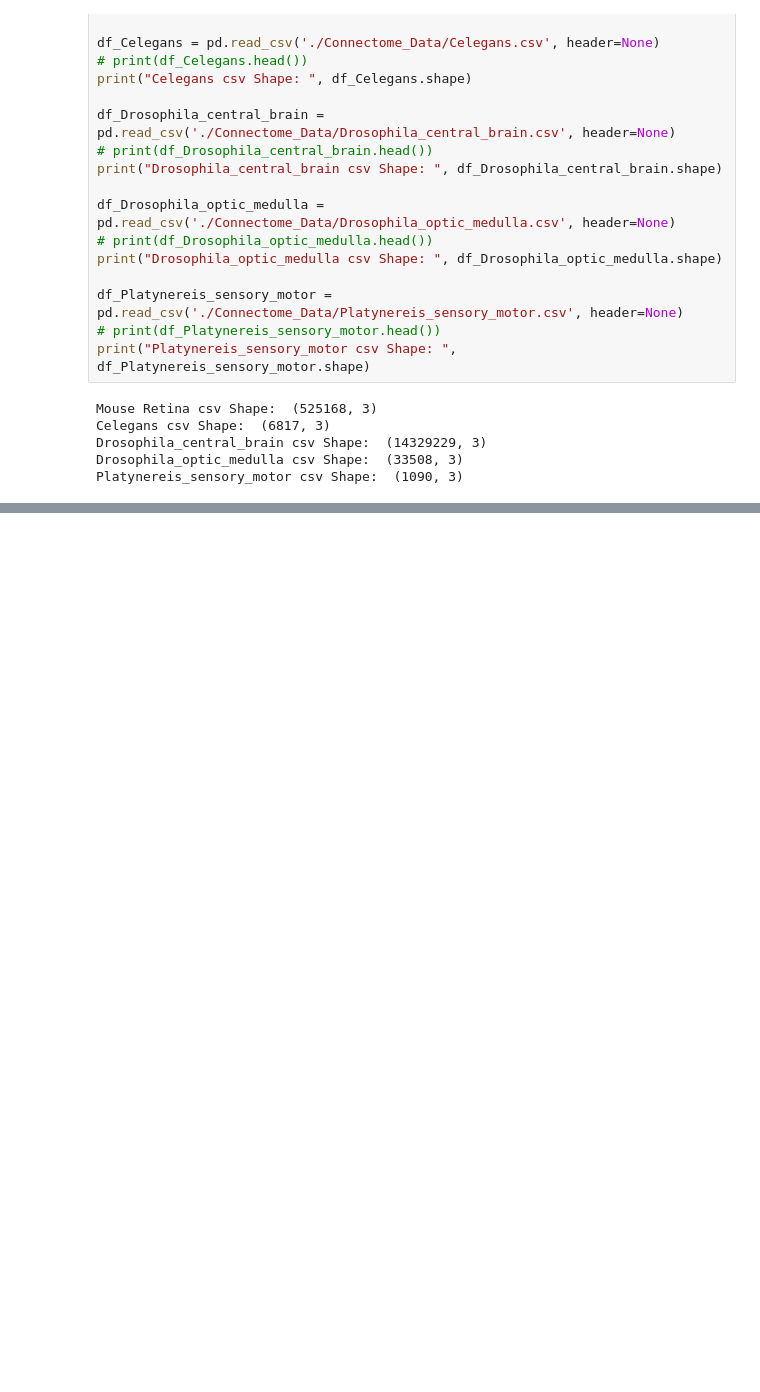
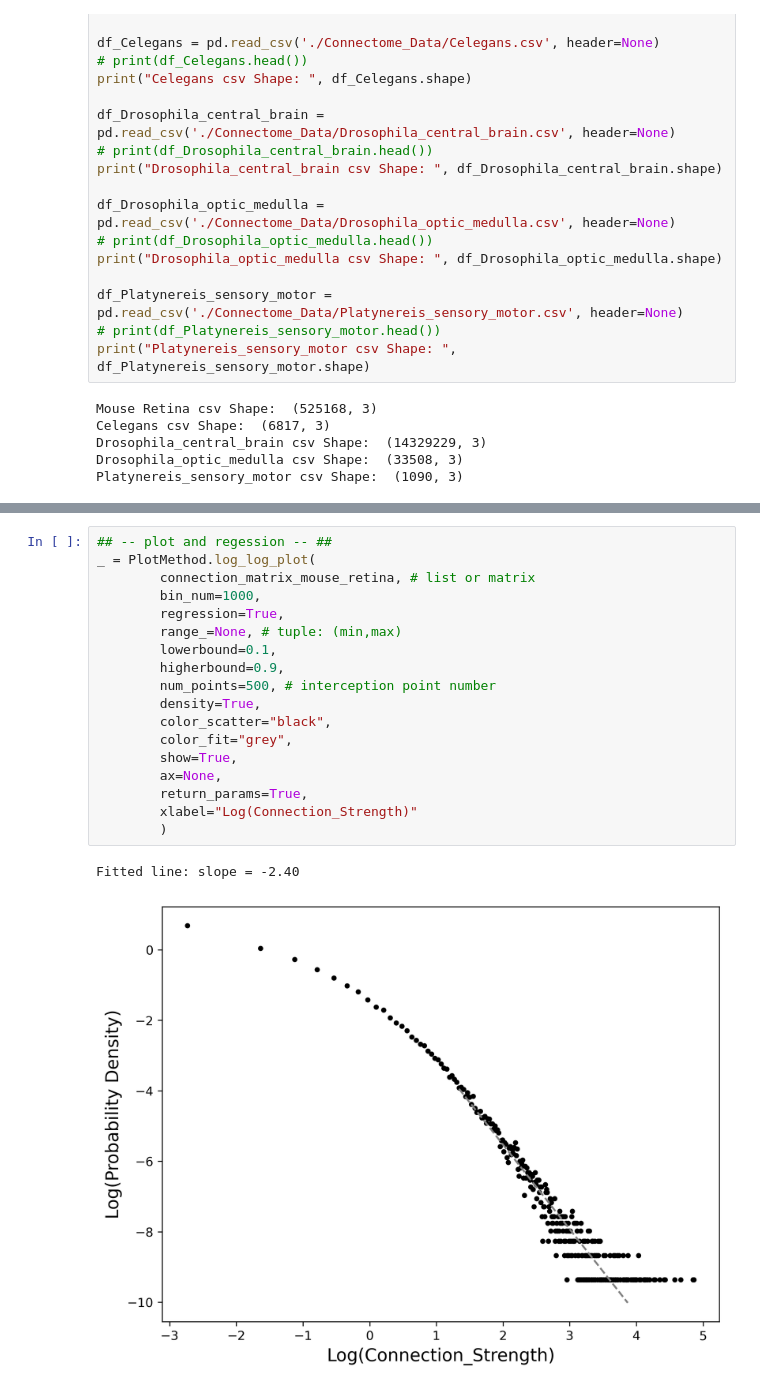
Before and after one commit to lhtPeking/The-Propagation-of-Power-Law-Distribution-in-Neural-Networks, a Jupyter notebook: Eigen_Static.ipynb, the cells around one changed output, grey strips where cells are left out. Cells and saved outputs as stored; diff of their text form; blank space fills up the shorter version.

```diff
--- a/Eigen_Static.ipynb
+++ b/Eigen_Static.ipynb
@@ -32,0 +121,21 @@ Platynereis_sensory_motor csv Shape:  (1090, 3)
+# %%
+## -- plot and regession -- ##
+_ = PlotMethod.log_log_plot(
+        connection_matrix_mouse_retina, # list or matrix
+        bin_num=1000,
+        regression=True,
+        range_=None, # tuple: (min,max)
+        lowerbound=0.1,
+        higherbound=0.9,
+        num_points=500, # interception point number
+        density=True,
+        color_scatter="black",
+        color_fit="grey",
+        show=True,
+        ax=None,
+        return_params=True,
+        xlabel="Log(Connection_Strength)"
+        )
+# %% [output]
+Fitted line: slope = -2.40
+[figure, added]
```
Also changed, not shown: parts of 11 cells of this notebook, 1 other file.
